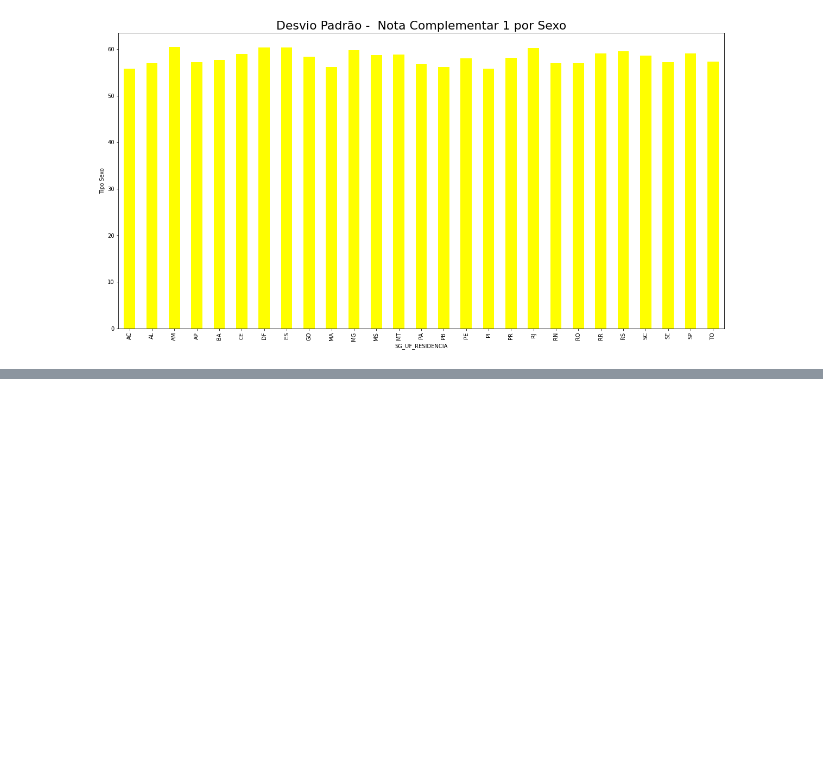
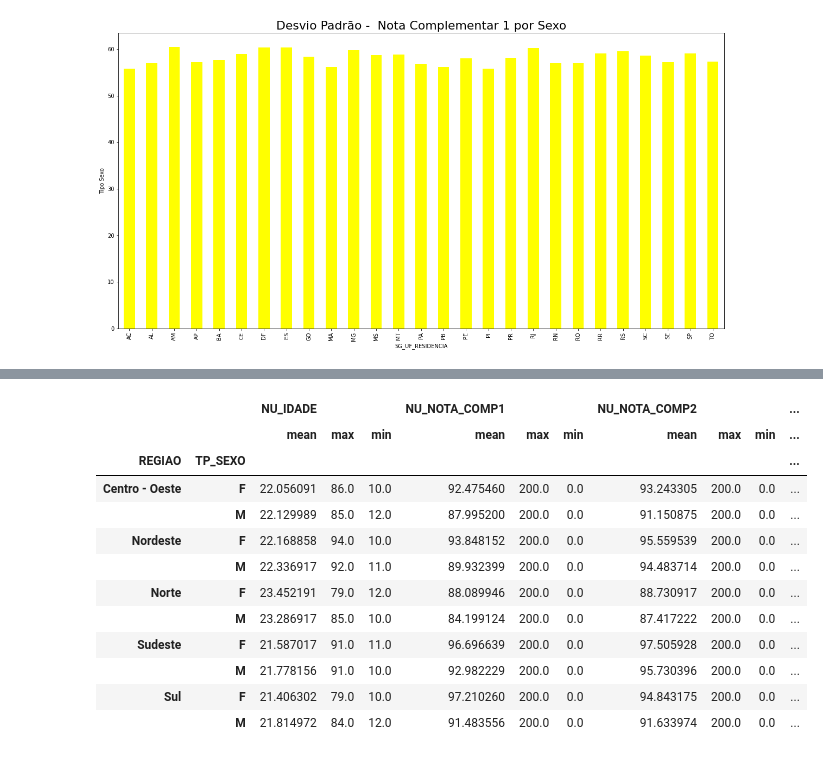
Before and after one commit to Juliana08Santos/Projeto_Enem, a Jupyter notebook: Enem.ipynb, the cells around one changed output, grey strips where cells are left out. Cells and saved outputs as stored; diff of their text form; code cells hidden in the pictures; blank space fills up the shorter version.

```diff
--- a/Enem.ipynb
+++ b/Enem.ipynb
@@ -262,0 +280,7 @@ df_media_centro_oeste
+# %%
+df_dados['TP_ESTADO_CIVIL'].replace('0', 'Não Informado', inplace=True)
+df_dados['TP_ESTADO_CIVIL'].replace('2', 'Casado(a)/Mora com o companheiro(a)', inplace=True)
+df_dados['TP_ESTADO_CIVIL'].replace('3', 'Divorciado(a)/Desquitado(a)/Separado(a)', inplace=True)
+df_dados['TP_ESTADO_CIVIL'].replace('4', 'Viúvo(a)', inplace=True)
+
+df_dados['TP_ESTADO_CIVIL'].unique()
@@ -262,0 +312,12 @@ df_media_centro_oeste
+# %%
+df_dados['TP_COR_RACA'].replace('0', 'Não declarado', inplace=True)
+df_dados['TP_COR_RACA'].replace('1', 'Branca', inplace=True)
+df_dados['TP_COR_RACA'].replace('2', 'Preta', inplace=True)
+df_dados['TP_COR_RACA'].replace('3', 'Parda', inplace=True)
+df_dados['TP_COR_RACA'].replace('4', 'Amarela', inplace=True)
+df_dados['TP_COR_RACA'].replace('5', 'Indígena', inplace=True)
+# %%
+df_dados['TP_ESCOLA'].replace('1', 'Não respondeu', inplace=True)
+df_dados['TP_ESCOLA'].replace('2', 'Pública', inplace=True)
+df_dados['TP_ESCOLA'].replace('3', 'Privada', inplace=True)
+df_dados['TP_ESCOLA'].replace('4', 'Exterior', inplace=True)
@@ -262,0 +345,6 @@ df_media_centro_oeste
+# %%
+df_remove = df_dados.loc[(df_dados['TP_SEXO']== 0)]
+
+df_dados.drop(df_remove.index, inplace=True)
+
+df_dados['TP_SEXO'].unique()
@@ -262,0 +404,16 @@ df_media_centro_oeste
+# %%
+df_dados.groupby(['REGIAO','TP_SEXO']).agg(['mean','max','min'])
+# %% [output]
+|  |  | NU_IDADE |  |  | NU_NOTA_COMP1 |  |  | NU_NOTA_COMP2 |  |  | ... |
+|  |  | mean | max | min | mean | max | min | mean | max | min | ... |
+| REGIAO | TP_SEXO |  |  |  |  |  |  |  |  |  | ... |
+| Centro - Oeste | F | 22.056091 | 86.0 | 10.0 | 92.475460 | 200.0 | 0.0 | 93.243305 | 200.0 | 0.0 | ... |
+|  | M | 22.129989 | 85.0 | 12.0 | 87.995200 | 200.0 | 0.0 | 91.150875 | 200.0 | 0.0 | ... |
+| Nordeste | F | 22.168858 | 94.0 | 10.0 | 93.848152 | 200.0 | 0.0 | 95.559539 | 200.0 | 0.0 | ... |
+|  | M | 22.336917 | 92.0 | 11.0 | 89.932399 | 200.0 | 0.0 | 94.483714 | 200.0 | 0.0 | ... |
+| Norte | F | 23.452191 | 79.0 | 12.0 | 88.089946 | 200.0 | 0.0 | 88.730917 | 200.0 | 0.0 | ... |
+|  | M | 23.286917 | 85.0 | 10.0 | 84.199124 | 200.0 | 0.0 | 87.417222 | 200.0 | 0.0 | ... |
+| Sudeste | F | 21.587017 | 91.0 | 11.0 | 96.696639 | 200.0 | 0.0 | 97.505928 | 200.0 | 0.0 | ... |
+|  | M | 21.778156 | 91.0 | 10.0 | 92.982229 | 200.0 | 0.0 | 95.730396 | 200.0 | 0.0 | ... |
+| Sul | F | 21.406302 | 79.0 | 10.0 | 97.210260 | 200.0 | 0.0 | 94.843175 | 200.0 | 0.0 | ... |
+|  | M | 21.814972 | 84.0 | 12.0 | 91.483556 | 200.0 | 0.0 | 91.633974 | 200.0 | 0.0 | ... |
```
Also changed, not shown: parts of 38 cells of this notebook.
